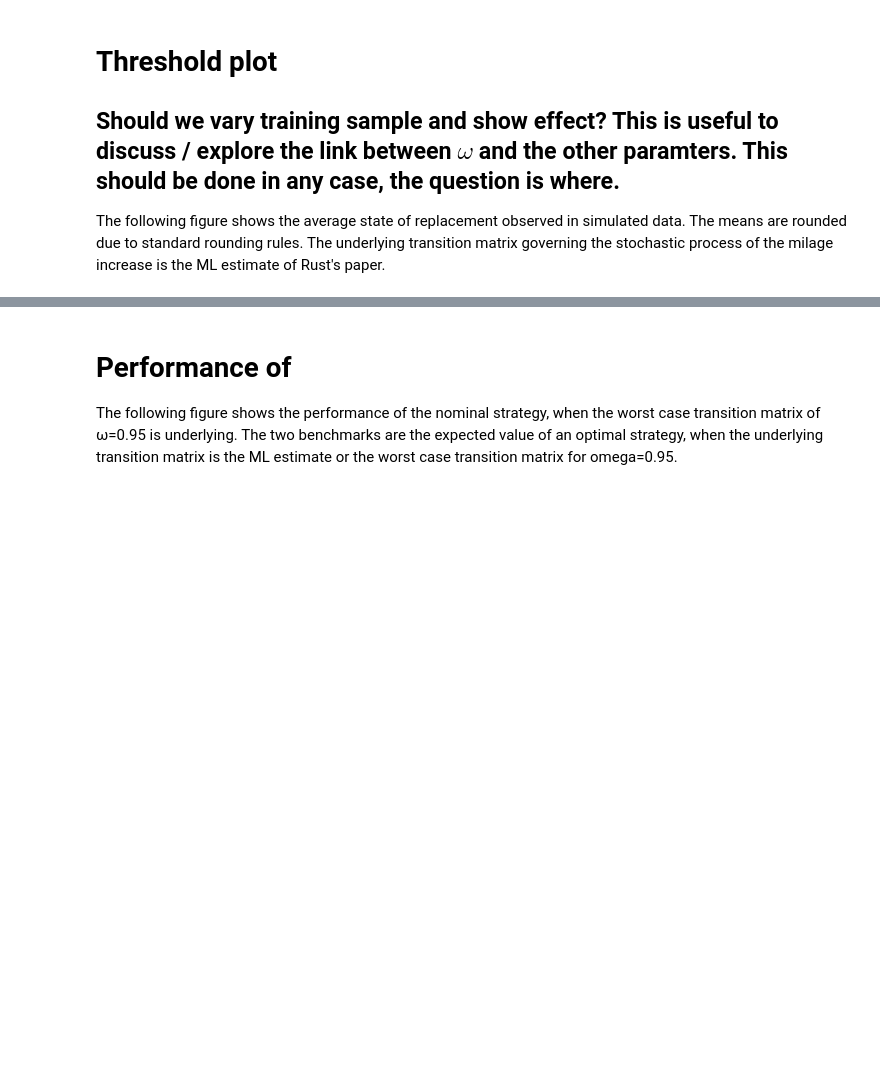
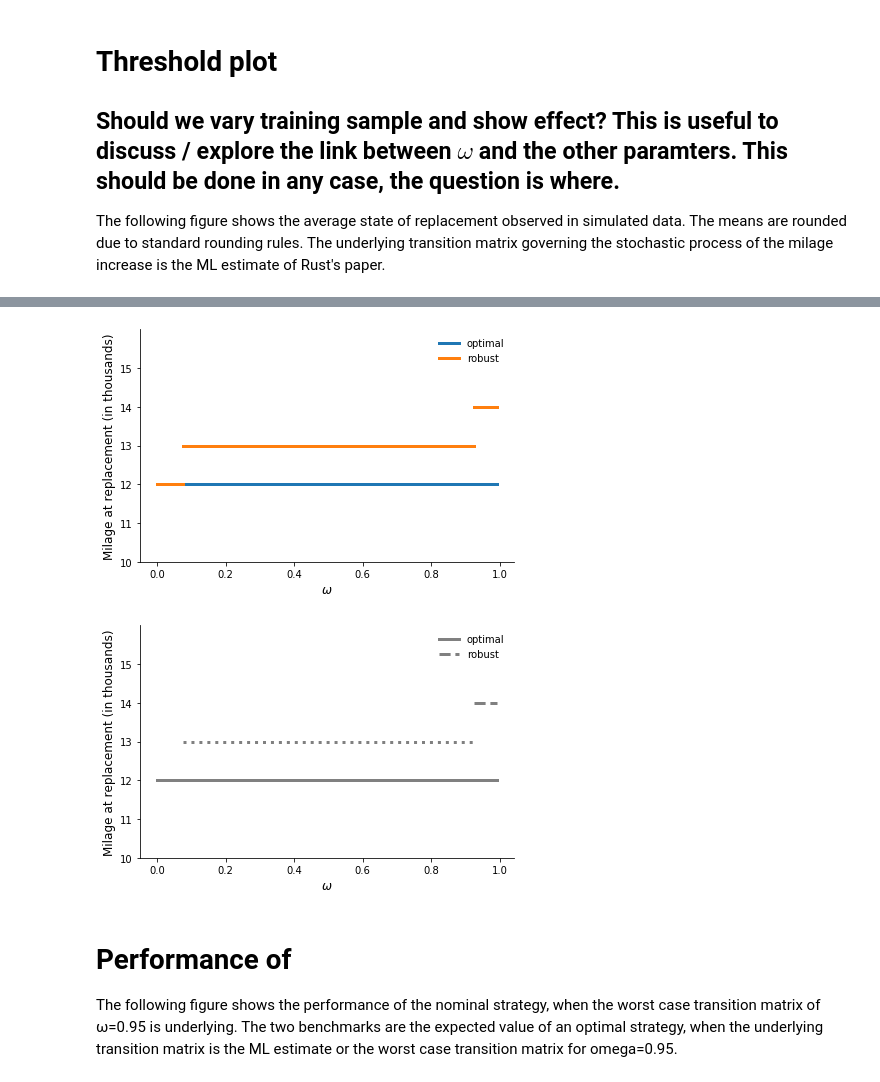
Before and after one commit to robustzurcher/analysis, a Jupyter notebook: notebooks/03_application.ipynb, the cells around one changed output, grey strips where cells are left out. Cells and saved outputs as stored; diff of their text form; code cells hidden in the pictures; blank space fills up the shorter version.

Commit message:
Adjusted figures.

```diff
--- a/notebooks/03_application.ipynb
+++ b/notebooks/03_application.ipynb
@@ -109,3 +121,8 @@ The following figure shows the average state of replacement observed in simulate
+# %%
+get_replacement_thresholds()
+# %% [output]
+[figure, added]
+[figure, added]
 # %% [markdown]
 # Performance of
 
```
Also changed, not shown: parts of 18 cells of this notebook, 2 other files.
